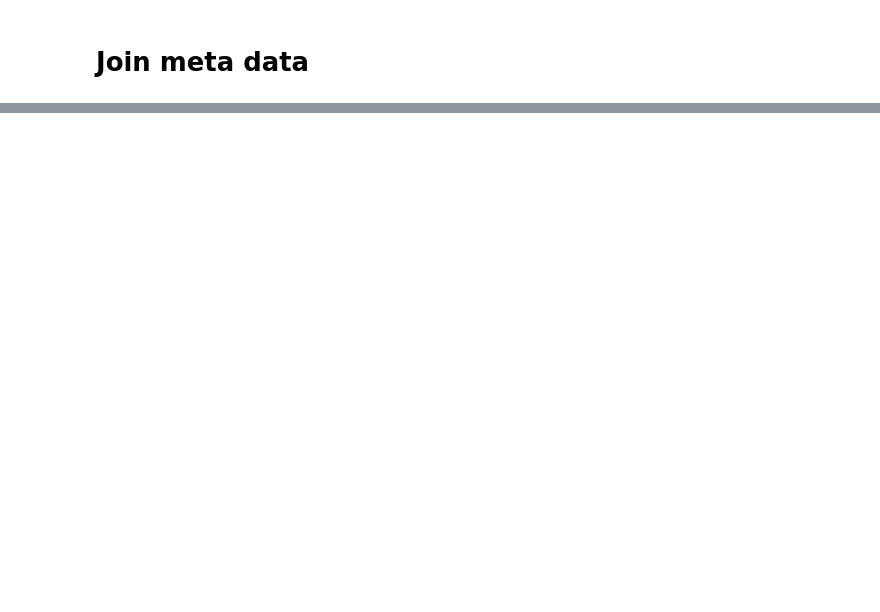
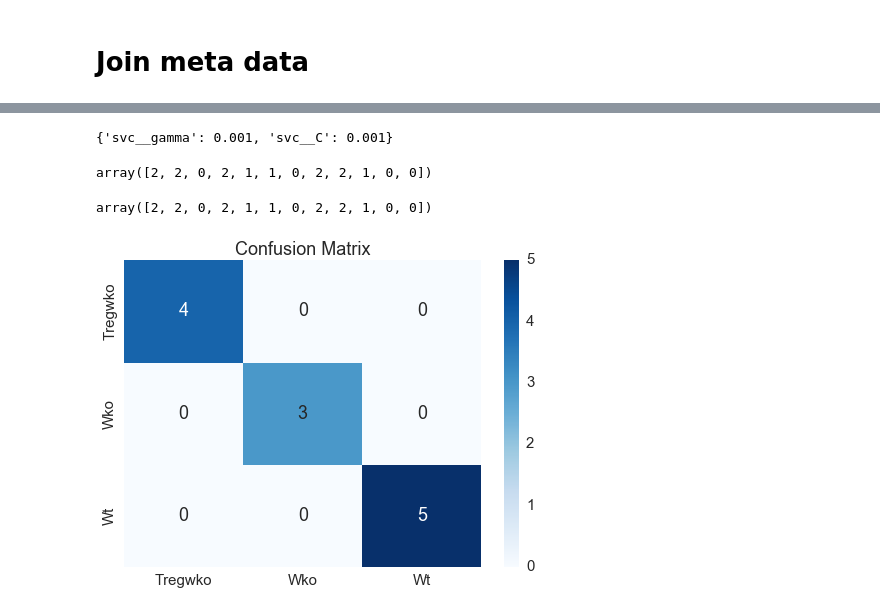
Before and after one commit to xguse/ipy_notebooks, a Jupyter notebook: BCH/Amy/2016-01-11__16S_exploration.ipynb, the cells around one changed output, grey strips where cells are left out. Cells and saved outputs as stored; diff of their text form; code cells hidden in the pictures; blank space fills up the shorter version.

```diff
--- a/BCH/Amy/2016-01-11__16S_exploration.ipynb
+++ b/BCH/Amy/2016-01-11__16S_exploration.ipynb
@@ -90,0 +182,32 @@ full_table.head()
+# %%
+svc_param_grid = {'svc__C': 10. ** np.arange(-3, 3),
+                  'svc__gamma': 10. ** np.arange(-3, 3)
+                 }
+
+
+
+svc_pipe = make_pipeline(
+                         SVC(kernel='linear', random_state=42))
+# %%
+svc_grid = GridSearchCV(svc_pipe, param_grid=svc_param_grid, cv=2)
+# %%
+# svc_grid.fit(X_train, y_train)
+svc_grid.fit(X, y_geno_encoded)
+print(svc_grid.best_params_)
+# %% [output]
+{'svc__gamma': 0.001, 'svc__C': 0.001}
+# %%
+svc_grid.predict(X)
+# %% [output]
+array([2, 2, 0, 2, 1, 1, 0, 2, 2, 1, 0, 0])
+# %%
+y_geno_encoded
+# %% [output]
+array([2, 2, 0, 2, 1, 1, 0, 2, 2, 1, 0, 0])
+# %%
+svc_cm = confusion_matrix(y_geno_encoded,svc_grid.predict(X))
+# %%
+splearn.plot_confusion_matrix(cm=svc_cm, labels=geno_encoder.classes_, cmap='Blues', title=None,
+                 norm=False, context=None, annot=True);
+# %% [output]
+[figure, added]
```
Also changed, not shown: parts of 52 cells of this notebook, 2 other files.
